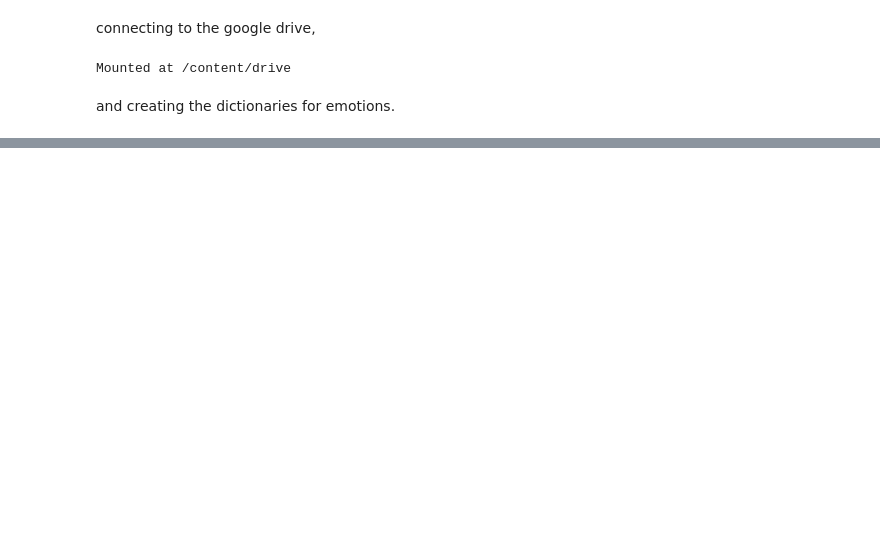
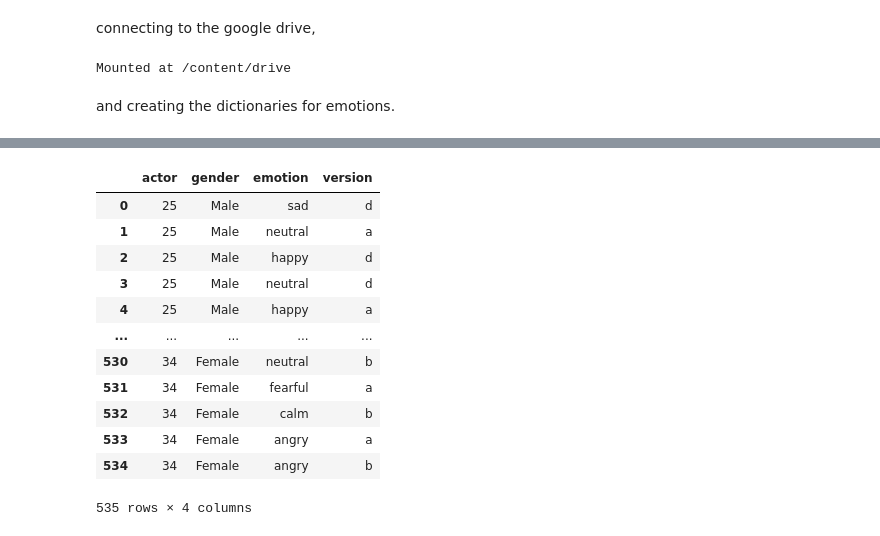
Before and after one commit to manideepvangari/Week-2_Data_Preprocessing, a Jupyter notebook: Week_2_Data_Preprocessing.ipynb, the cells around one changed output, grey strips where cells are left out. Drawn from its saved outputs; the diff is of its cells as text; code cells hidden in the pictures; blank space fills up the shorter version.

```diff
--- a/Week_2_Data_Preprocessing.ipynb
+++ b/Week_2_Data_Preprocessing.ipynb
@@ -1044,7 +1045,7 @@ So following along the same line, I changed the ID's of each actor to even or od
 # %%
 # Change the ID of each actor to one that follows along RAVDESS
 # Every odd number is a male, every even number is a female
-e_actors ={
+emodb_actors ={
     '03':'25',
     '08':'26',
     '10':'27',
@@ -1058,0 +1110,19 @@ e_actors ={
+# %%
+emodb_actor, emodb_gender, emodb_version, emodb_emotion = refined_EMODB()
+# %%
+emodb_dataframe = pd.DataFrame({'actor':emodb_actor, 'gender':emodb_gender, 'emotion':emodb_emotion, 'version':emodb_version})
+emodb_dataframe
+# %% [output]
+|  | actor | gender | emotion | version |
+| 0 | 25 | Male | sad | d |
+| 1 | 25 | Male | neutral | a |
+| 2 | 25 | Male | happy | d |
+| 3 | 25 | Male | neutral | d |
+| 4 | 25 | Male | happy | a |
+| ... | ... | ... | ... | ... |
+| 530 | 34 | Female | neutral | b |
+| 531 | 34 | Female | fearful | a |
+| 532 | 34 | Female | calm | b |
+| 533 | 34 | Female | angry | a |
+| 534 | 34 | Female | angry | b |
+535 rows × 4 columns
```
Also changed, not shown: parts of 11 cells of this notebook.
